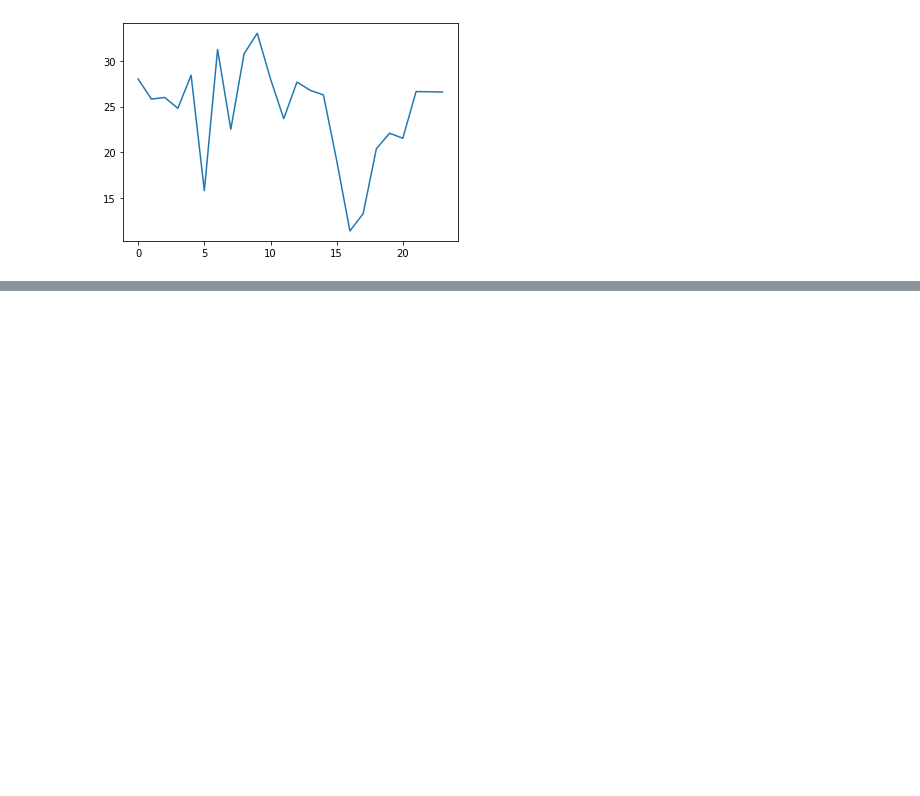
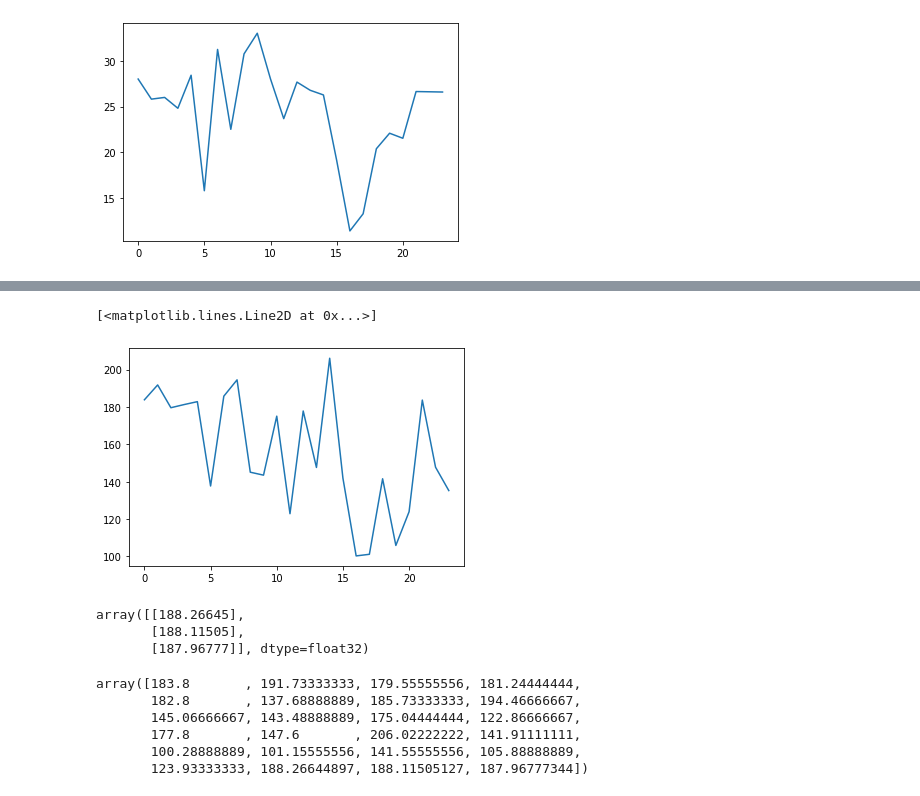
Before and after one commit to IritaSee/product_performance_blstm, a Jupyter notebook: blstm.ipynb, the cells around one changed output, grey strips where cells are left out. Saved outputs shown, nothing was run; the diff lists cells and outputs as text; code cells hidden in the pictures; blank space fills up the shorter version.

```diff
--- a/blstm.ipynb
+++ b/blstm.ipynb
@@ -334,0 +341,10 @@ plt.plot(hasil)
+# %%
+## do the same for the others, tapi karena yang lain punya beberapa anggota, nah itu di average dulu per tanggalnya
+c1=c1.drop(columns=['Kode Produk', 'Cluster'])
+# %%
+#next, buat dia kayak mejeneng time series seperti biasanya, which is datanya ke bawah, tapi di average per tanggal
+new_c1=[]
+time=[]
+for idx,a in enumerate(c0):
+    new_c1.append(c1[a].mean())
+    time.append(idx)
@@ -334,0 +434,16 @@ plt.plot(hasil)
+# %%
+#data asli
+series = series * max
+series = series + min
+plt.plot(series)
+# %% [output]
+[<matplotlib.lines.Line2D at 0x...>]
+[figure, added]
+# %%
+prediksi = prediksi * max
+prediksi = prediksi + min
+prediksi
+# %% [output]
+array([[188.26645],
+       [188.11505],
+       [187.96777]], dtype=float32)
@@ -334,0 +454,9 @@ plt.plot(hasil)
+# %%
+hasil
+# %% [output]
+array([183.8       , 191.73333333, 179.55555556, 181.24444444,
+       182.8       , 137.68888889, 185.73333333, 194.46666667,
+       145.06666667, 143.48888889, 175.04444444, 122.86666667,
+       177.8       , 147.6       , 206.02222222, 141.91111111,
+       100.28888889, 101.15555556, 141.55555556, 105.88888889,
+       123.93333333, 188.26644897, 188.11505127, 187.96777344])
```
Also changed, not shown: parts of 45 cells of this notebook.
